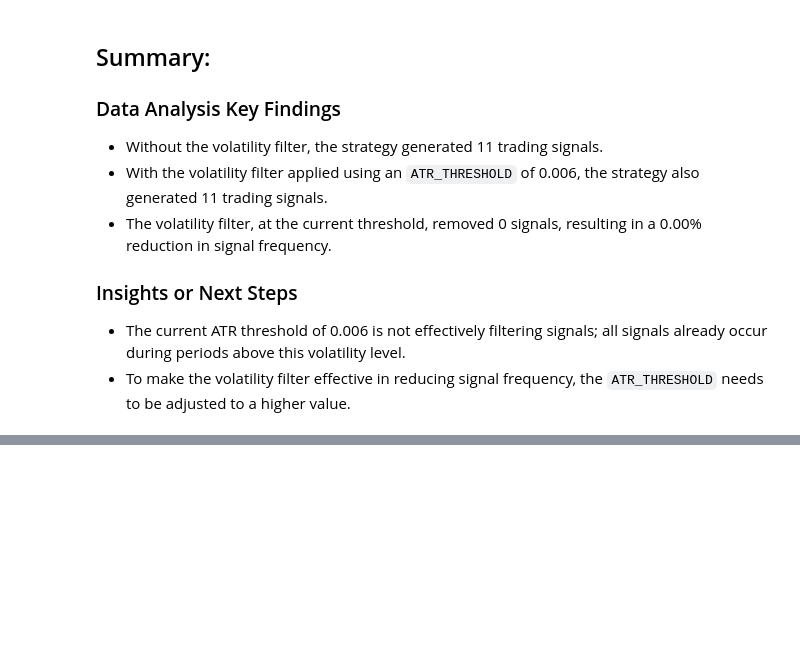
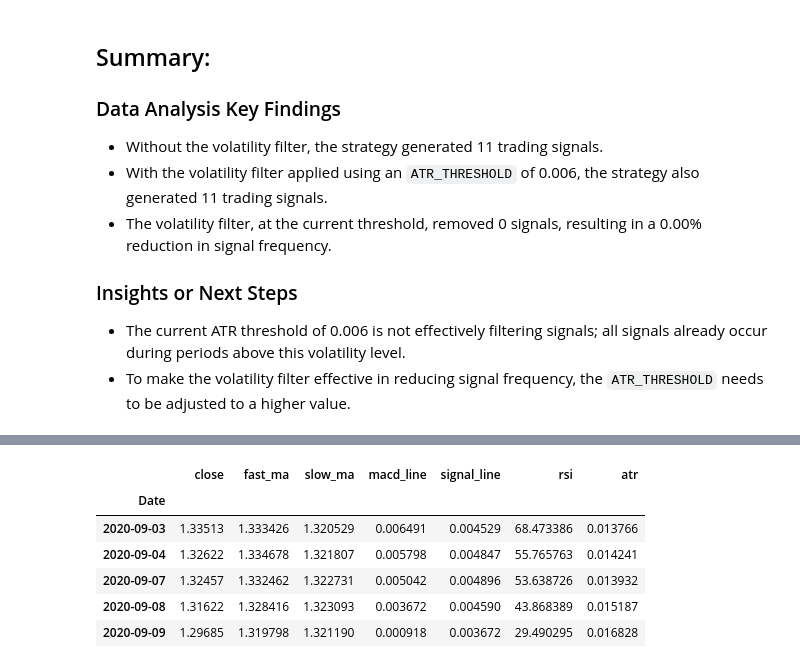
Before and after one commit to abilincoln1/FP-Markets-AI-Trader-, a Jupyter notebook: NMC_Bot.ipynb, the cells around one changed output, grey strips where cells are left out. Saved outputs shown, nothing was run; the diff lists cells and outputs as text; code cells hidden in the pictures; blank space fills up the shorter version.

```diff
--- a/NMC_Bot.ipynb
+++ b/NMC_Bot.ipynb
@@ -2480,0 +2711,77 @@ Consider adjusting the ATR_THRESHOLD to a higher value if the goal is to reduce
+# %%
+from sklearn.preprocessing import MinMaxScaler
+
+# Load the data
+data = pd.read_csv('/content/GBPUSD.csv', parse_dates=['Date'], index_col='Date')
+data.columns = [col.lower() for col in data.columns] # Ensure columns are lowercase
+
+# Calculate technical indicators (using pandas/numpy as in previous cells)
+# Moving Averages
+data['fast_ma'] = data['close'].rolling(window=FAST_MA_PERIOD).mean()
+data['slow_ma'] = data['close'].rolling(window=SLOW_MA_PERIOD).mean()
+
+# MACD
+data['fast_ema'] = data['close'].ewm(span=FAST_EMA_PERIOD, adjust=False).mean()
+data['slow_ema'] = data['close'].ewm(span=SLOW_EMA_PERIOD, adjust=False).mean()
+data['macd_line'] = data['fast_ema'] - data['slow_ema']
+data['signal_line'] = data['macd_line'].ewm(span=SIGNAL_EMA_PERIOD, adjust=False).mean()
+data['macd_histogram'] = data['macd_line'] - data['signal_line']
+
+# RSI
+delta = data['close'].diff()
+gains = delta.copy()
+losses = delta.copy()
+gains[gains < 0] = 0
+losses[losses > 0] = 0
+average_gain = gains.ewm(span=RSI_PERIOD, adjust=False).mean()
+average_loss = abs(losses.ewm(span=RSI_PERIOD, adjust=False).mean())
+rs = average_gain / average_loss.replace(0, np.nan)
+data['rsi'] = np.where(rs.notna(), 100 - (100 / (1 + rs)), np.nan)
+
+# ATR
+data['high-low'] = data['high'] - data['low']
+data['high-prev_close'] = abs(data['high'] - data['close'].shift(1))
+data['low-prev_close'] = abs(data['low'] - data['close'].shift(1))
+data['true_range'] = data[['high-low', 'high-prev_close', 'low-prev_close']].max(axis=1)
+data['atr'] = data['true_range'].ewm(span=ATR_PERIOD, adjust=False).mean()
+
+# Drop rows with NaN values introduced by indicators
+data.dropna(inplace=True)
+
+# Select features for LSTM
+# Using 'close' and a few selected indicators as features
+features = ['close', 'fast_ma', 'slow_ma', 'macd_line', 'signal_line', 'rsi', 'atr']
+data_features = data[features]
+
+# Scale the selected feature data
+scaler = MinMaxScaler()
+scaled_data = scaler.fit_transform(data_features)
+
+# Create lookback sequences for LSTM
+LOOKBACK = 60 # Define the lookback window size
+X, y = [], []
+for i in range(LOOKBACK, len(scaled_data)):
+    X.append(scaled_data[i-LOOKBACK:i, :]) # Input sequence (all features for LOOKBACK days)
+    y.append(scaled_data[i, 0]) # Output is the scaled 'close' price of the next day (index 0 for 'close')
+
+X = np.array(X)
+y = np.array(y)
+
+# Reshape input data for LSTM (samples, time steps, features)
+# X is already in the correct shape (samples, lookback, num_features)
+print(f"Shape of X (LSTM Input): {X.shape}")
+print(f"Shape of y (LSTM Output): {y.shape}")
+
+# Display the first few rows of the processed data features before scaling (for context)
+print("\nProcessed Data Features (before scaling):")
+display(data_features.head())
+
+# Display the first few rows of the scaled data (for verification)
+print("\nScaled Data Features (first 5 rows):")
+display(pd.DataFrame(scaled_data, index=data_features.index, columns=features).head())
+
+# Display the shapes of X and y again to confirm
+print("\nFinal shapes for LSTM:")
+print(f"X shape: {X.shape}")
+print(f"y shape: {y.shape}")
+# %% [output]
@@ -2480,0 +2792,7 @@ Consider adjusting the ATR_THRESHOLD to a higher value if the goal is to reduce
+|  | close | fast_ma | slow_ma | macd_line | signal_line | rsi | atr |
+| Date |  |  |  |  |  |  |  |
+| 2020-09-03 | 1.33513 | 1.333426 | 1.320529 | 0.006491 | 0.004529 | 68.473386 | 0.013766 |
+| 2020-09-04 | 1.32622 | 1.334678 | 1.321807 | 0.005798 | 0.004847 | 55.765763 | 0.014241 |
+| 2020-09-07 | 1.32457 | 1.332462 | 1.322731 | 0.005042 | 0.004896 | 53.638726 | 0.013932 |
+| 2020-09-08 | 1.31622 | 1.328416 | 1.323093 | 0.003672 | 0.004590 | 43.868389 | 0.015187 |
+| 2020-09-09 | 1.29685 | 1.319798 | 1.321190 | 0.000918 | 0.003672 | 29.490295 | 0.016828 |
```
Also changed, not shown: parts of 33 cells of this notebook.
